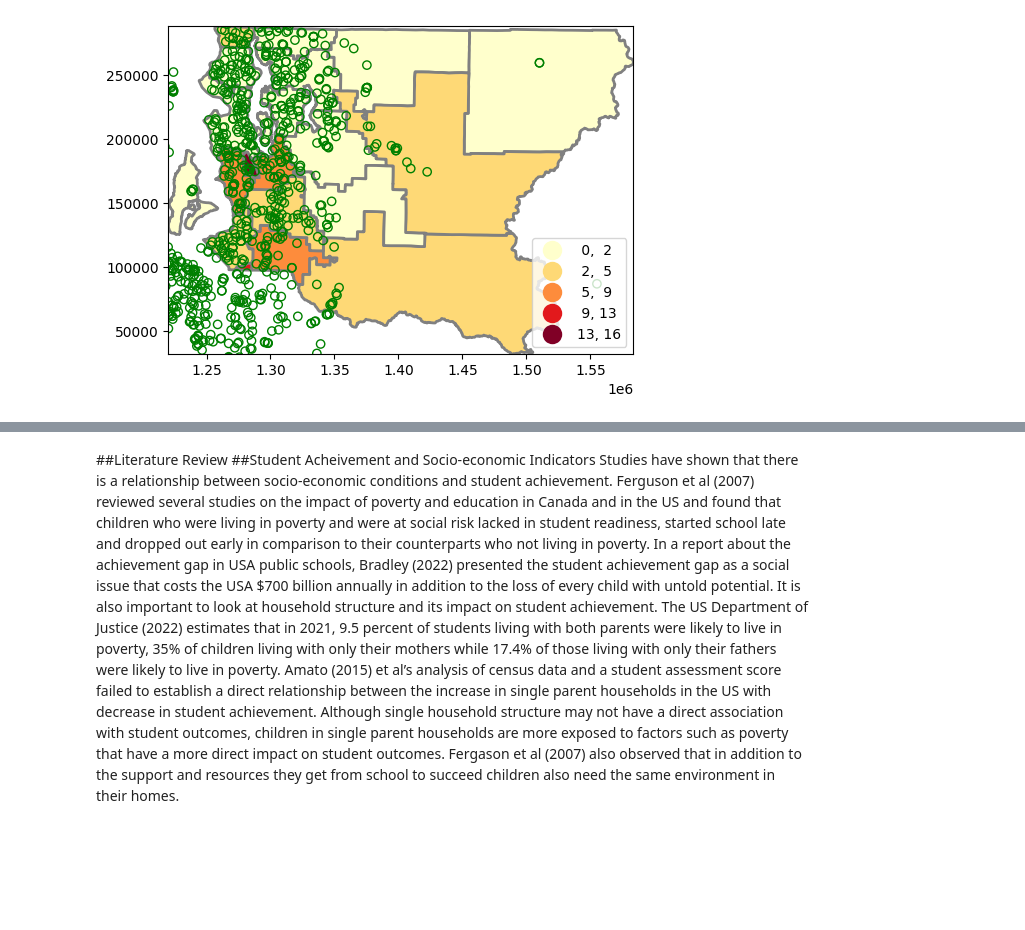
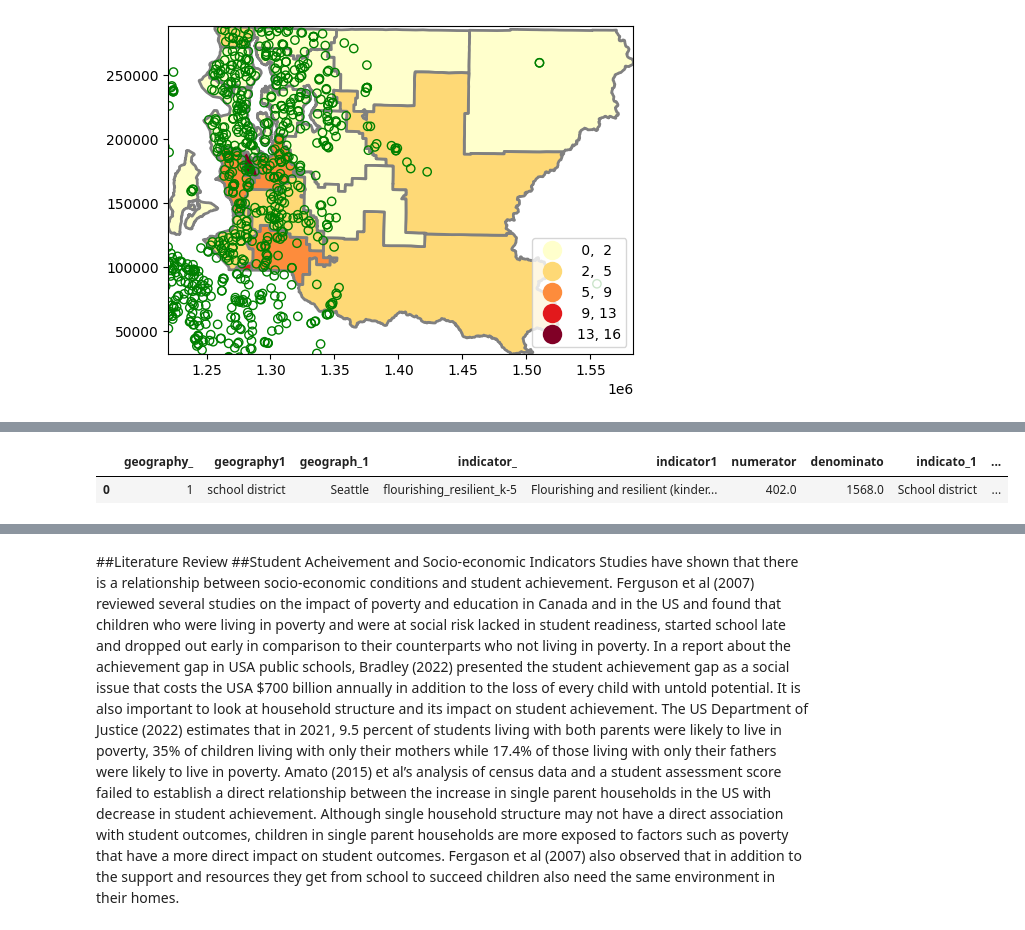
Before and after one commit to Spontyrupple/mamaine, a Jupyter notebook: king_county.ipynb, the cells around one changed output, grey strips where cells are left out. Saved outputs shown, nothing was run; the diff lists cells and outputs as text; code cells hidden in the pictures; blank space fills up the shorter version.

```diff
--- a/king_county.ipynb
+++ b/king_county.ipynb
@@ -765,0 +714,5 @@ AttributeError: The CRS attribute of a GeoDataFrame without an active geometry c
+# %%
+fandr.head(1)
+# %% [output]
+|  | geography_ | geography1 | geograph_1 | indicator_ | indicator1 | numerator | denominato | indicato_1 | ... |
+| 0 | 1 | school district | Seattle | flourishing_resilient_k-5 | Flourishing and resilient (kinder... | 402.0 | 1568.0 | School district | ... |
```
Also changed, not shown: parts of 13 cells of this notebook.
